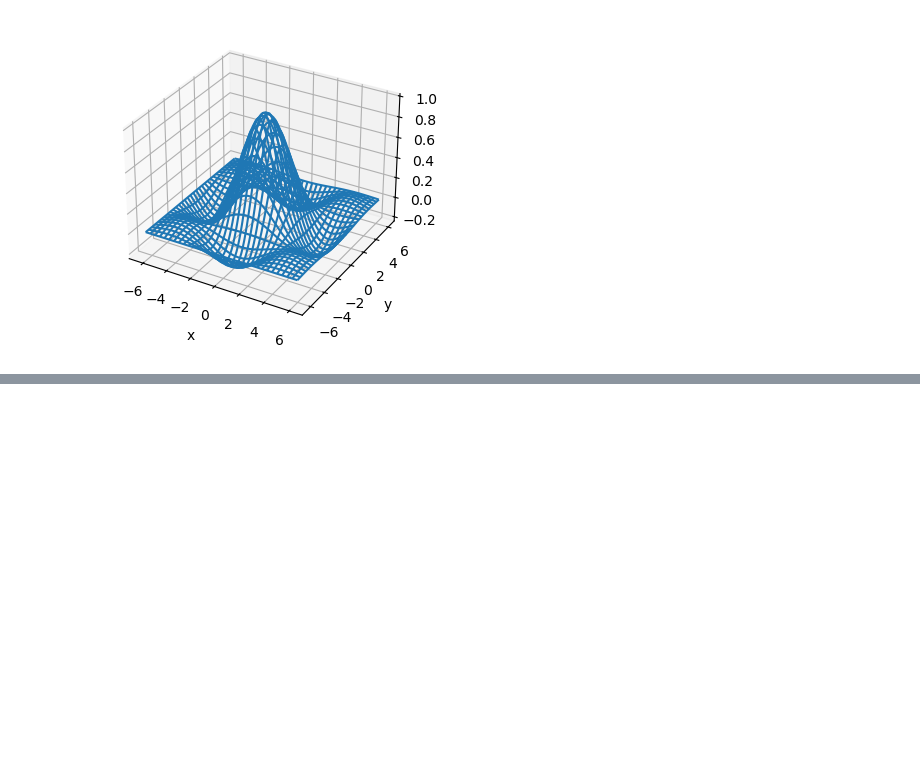
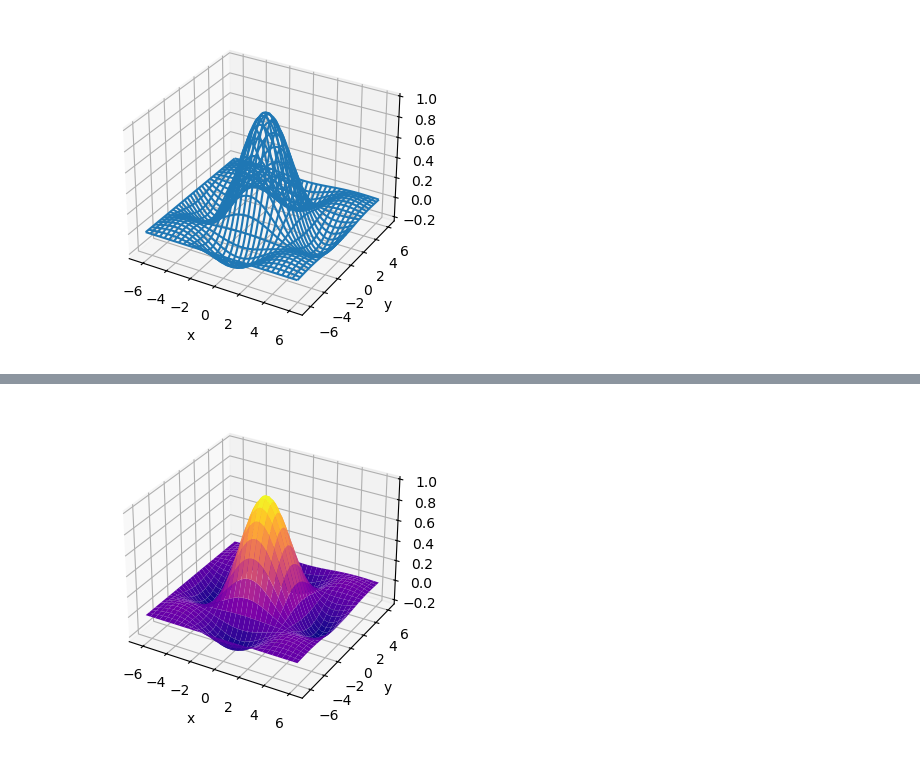
Before and after one commit to AleksandrFrom/DS, a Jupyter notebook: Matplotlib/12.ipynb, the cells around one changed output, grey strips where cells are left out. Cells and saved outputs as stored; diff of their text form; code cells hidden in the pictures; blank space fills up the shorter version.

```diff
--- a/Matplotlib/12.ipynb
+++ b/Matplotlib/12.ipynb
@@ -77,0 +97,19 @@ plt.show()
+# %%
+fig = plt.figure(figsize=(7, 4))
+ax_3d = fig.add_subplot(projection='3d')
+
+x = np.arange(-2*np.pi, 2*np.pi, 0.2)
+y = np.arange(-2*np.pi, 2*np.pi, 0.2)
+xgrid, ygrid = np.meshgrid(x, y)
+
+zgrid = np.sin(xgrid) * np.sin(ygrid) / (xgrid * ygrid)
+
+ax_3d.plot_surface(xgrid, ygrid, zgrid, rstride=2, cstride=2, cmap='plasma')
+
+ax_3d.set_xlabel('x')
+ax_3d.set_ylabel('y')
+ax_3d.set_zlabel('z')
+
+plt.show()
+# %% [output]
+[figure, added]
```
Also changed, not shown: parts of 2 cells of this notebook, 2 other files.
